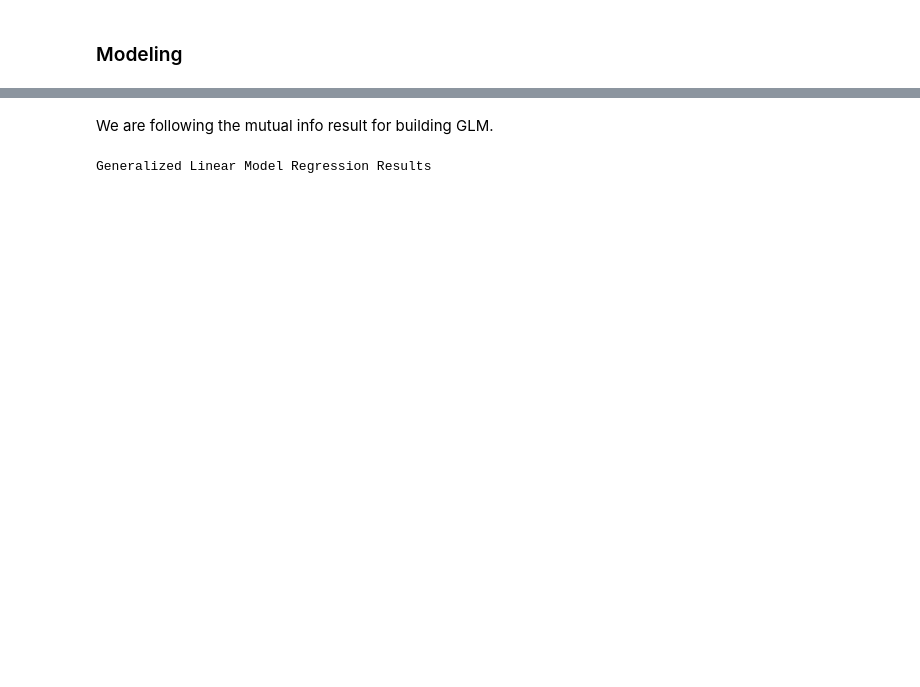
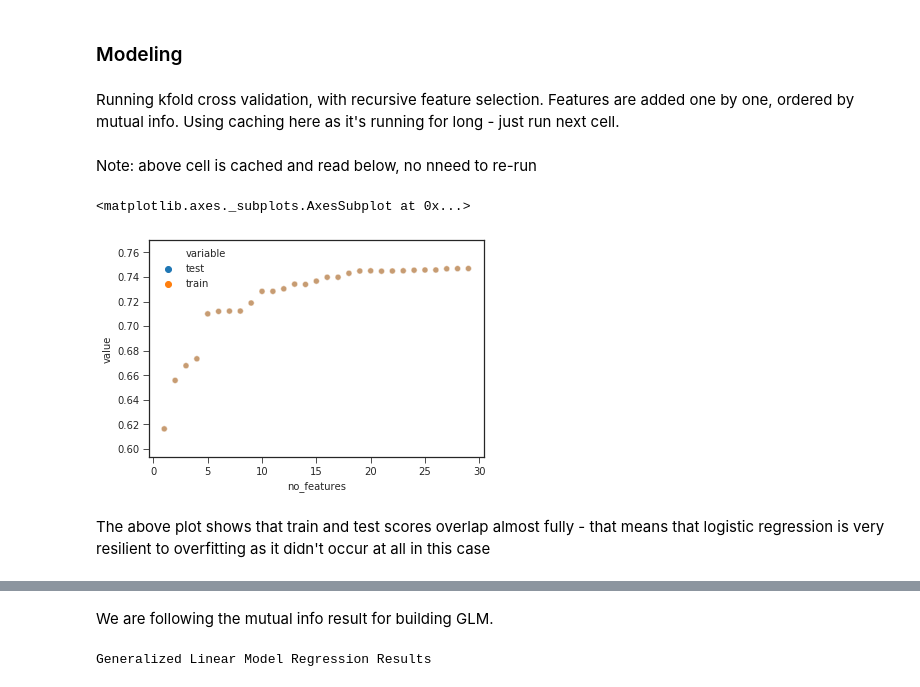
Before and after one commit to kmatusz/accidents, a Jupyter notebook: Modeling.ipynb, the cells around one changed output, grey strips where cells are left out. Cells and saved outputs as stored; diff of their text form; code cells hidden in the pictures; blank space fills up the shorter version.

Commit message:
add roc curve, run feature selection from mutual info in loop

```diff
--- a/Modeling.ipynb
+++ b/Modeling.ipynb
@@ -481,0 +435,2 @@ cols_to_log = [
+# %% [markdown]
+Running kfold cross validation, with recursive feature selection. Features are added one by one, ordered by mutual info. Using caching here as it's running for long - just run next cell.
@@ -482,3 +468,14 @@ cols_to_log = [
+# %% [markdown]
+Note: above cell is cached and read below, no nneed to re-run
+# %%
+roc_scores_lr = pd.read_pickle('models_cache/roc_scores_lr_from_minfo.pkl')
+# %%
+sns.scatterplot(x = 'no_features', y= 'value', hue = 'variable', alpha = 0.5, data = pd.melt(roc_scores_lr, id_vars = 'no_features'))
+# %% [output]
+<matplotlib.axes._subplots.AxesSubplot at 0x...>
+[figure, added]
+# %% [markdown]
+The above plot shows that train and test scores overlap almost fully - that means that logistic regression is very resilient to overfitting as it didn't occur at all in this case
 # %%
 import statsmodels.formula.api as smf
 import statsmodels.api as sm
```
Also changed, not shown: parts of 18 cells of this notebook, 1 other file.
